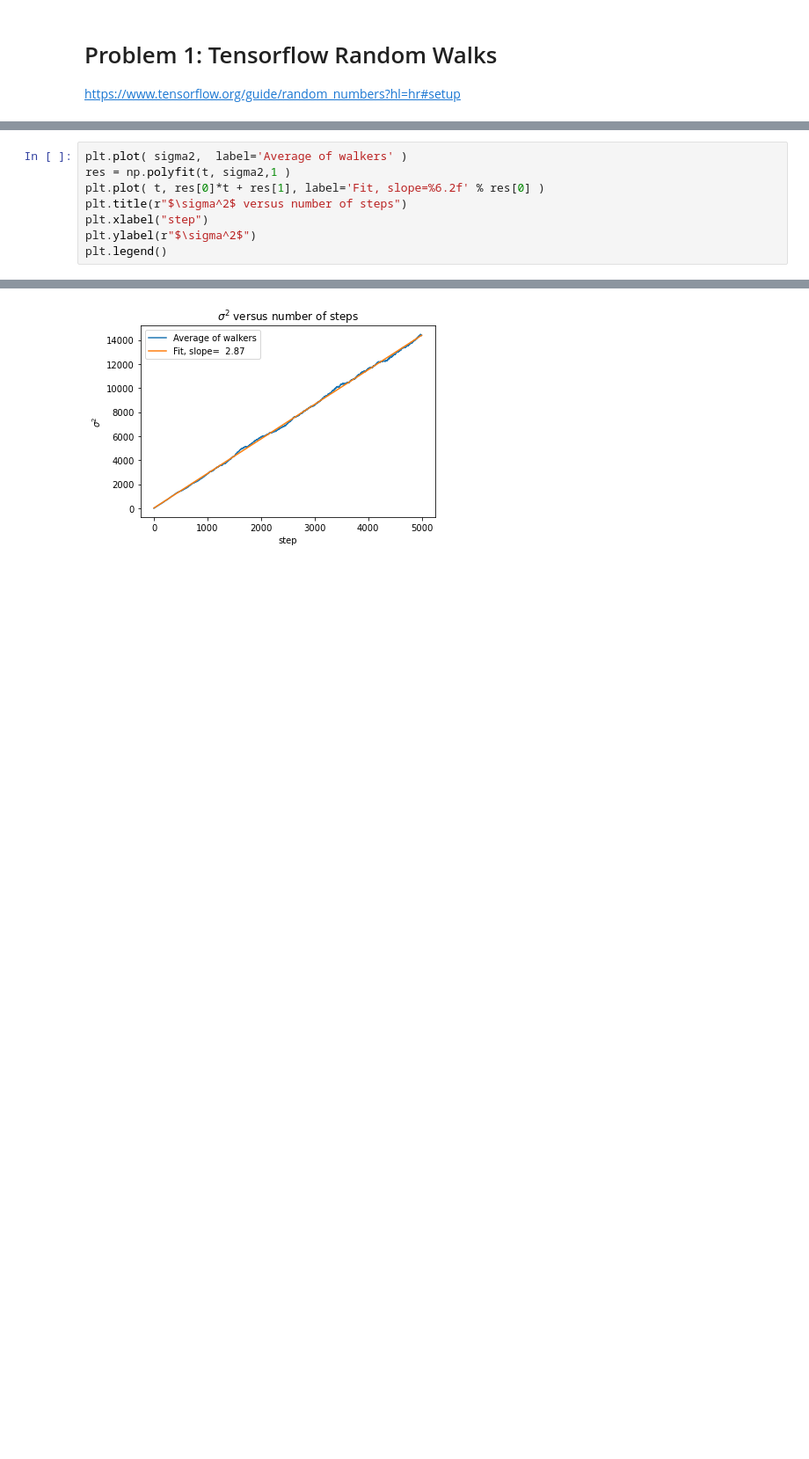
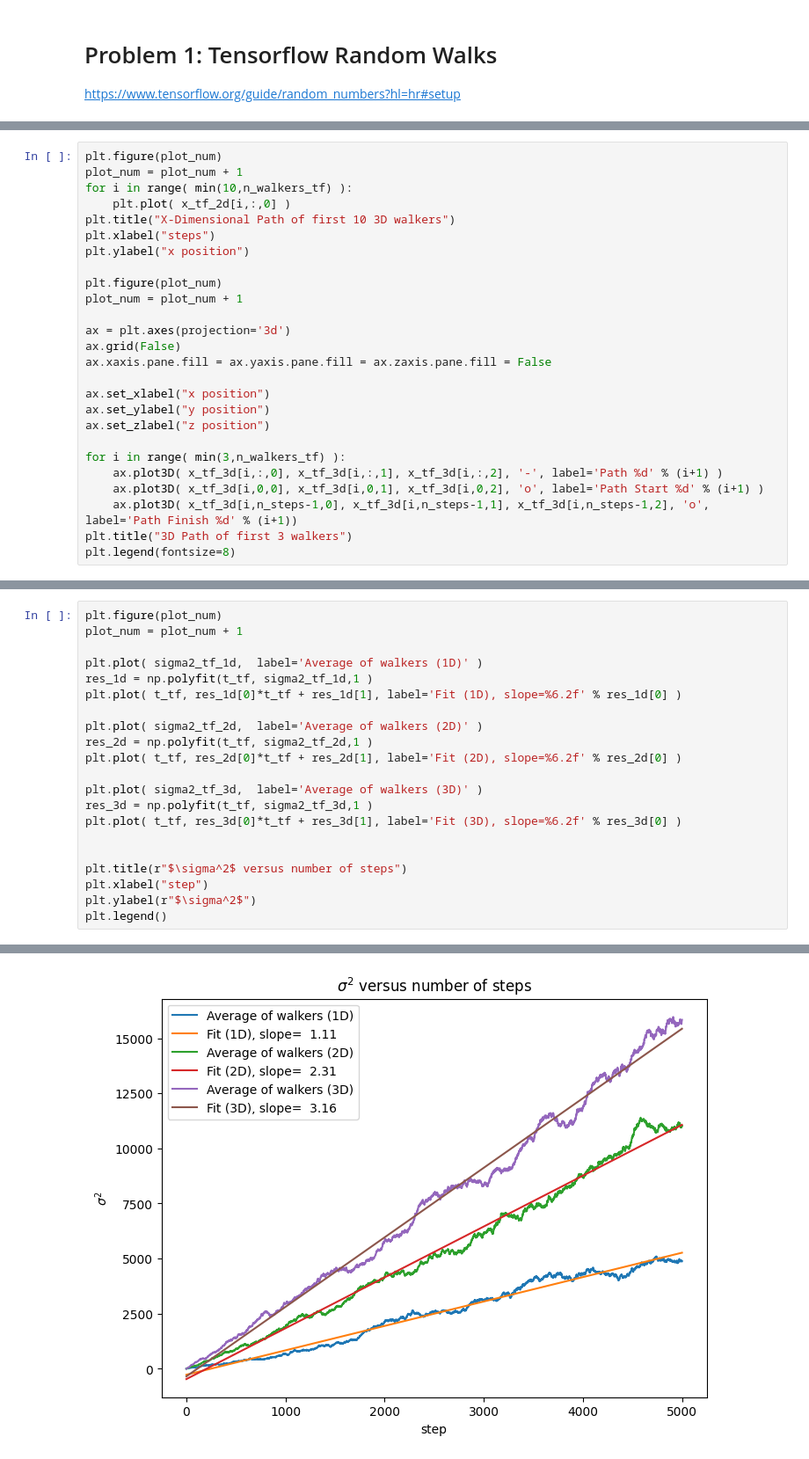
Before and after one commit to ubsuny/tensorflow-probability-danofinn, a Jupyter notebook: Problem1.ipynb, the cells around one changed output, grey strips where cells are left out. Shown at 88% size. Cells and saved outputs as stored; diff of their text form; blank space fills up the shorter version.

```diff
--- a/Problem1.ipynb
+++ b/Problem1.ipynb
@@ -31,0 +280,26 @@ Text(0, 0.5, 'x position')
+# %%
+plt.figure(plot_num)
+plot_num = plot_num + 1
+for i in range( min(10,n_walkers_tf) ):
+    plt.plot( x_tf_2d[i,:,0] )
+plt.title("X-Dimensional Path of first 10 3D walkers")
+plt.xlabel("steps")
+plt.ylabel("x position")
+
+plt.figure(plot_num)
+plot_num = plot_num + 1
+
+ax = plt.axes(projection='3d')
+ax.grid(False)
+ax.xaxis.pane.fill = ax.yaxis.pane.fill = ax.zaxis.pane.fill = False
+
+ax.set_xlabel("x position")
+ax.set_ylabel("y position")
+ax.set_zlabel("z position")
+
+for i in range( min(3,n_walkers_tf) ):
+    ax.plot3D( x_tf_3d[i,:,0], x_tf_3d[i,:,1], x_tf_3d[i,:,2], '-', label='Path %d' % (i+1) )
+    ax.plot3D( x_tf_3d[i,0,0], x_tf_3d[i,0,1], x_tf_3d[i,0,2], 'o', label='Path Start %d' % (i+1) )
+    ax.plot3D( x_tf_3d[i,n_steps-1,0], x_tf_3d[i,n_steps-1,1], x_tf_3d[i,n_steps-1,2], 'o', label='Path Finish %d' % (i+1))
+plt.title("3D Path of first 3 walkers")
+plt.legend(fontsize=8)
@@ -74,11 +345,24 @@ sigma2 = np.sum( sigma2_nd, axis=1 )
 # %%
-plt.plot( sigma2,  label='Average of walkers' )
-res = np.polyfit(t, sigma2,1 )
-plt.plot( t, res[0]*t + res[1], label='Fit, slope=%6.2f' % res[0] )
+plt.figure(plot_num)
+plot_num = plot_num + 1
+
+plt.plot( sigma2_tf_1d,  label='Average of walkers (1D)' )
+res_1d = np.polyfit(t_tf, sigma2_tf_1d,1 )
+plt.plot( t_tf, res_1d[0]*t_tf + res_1d[1], label='Fit (1D), slope=%6.2f' % res_1d[0] )
+
+plt.plot( sigma2_tf_2d,  label='Average of walkers (2D)' )
+res_2d = np.polyfit(t_tf, sigma2_tf_2d,1 )
+plt.plot( t_tf, res_2d[0]*t_tf + res_2d[1], label='Fit (2D), slope=%6.2f' % res_2d[0] )
+
+plt.plot( sigma2_tf_3d,  label='Average of walkers (3D)' )
+res_3d = np.polyfit(t_tf, sigma2_tf_3d,1 )
+plt.plot( t_tf, res_3d[0]*t_tf + res_3d[1], label='Fit (3D), slope=%6.2f' % res_3d[0] )
+
+
 plt.title(r"$\sigma^2$ versus number of steps")
 plt.xlabel("step")
 plt.ylabel(r"$\sigma^2$")
 plt.legend()
 # %% [output]
 <matplotlib.legend.Legend at 0x...>
-[figure, old version]
+[figure, new version]
```
Also changed, not shown: parts of 39 cells of this notebook, 1 other file.
